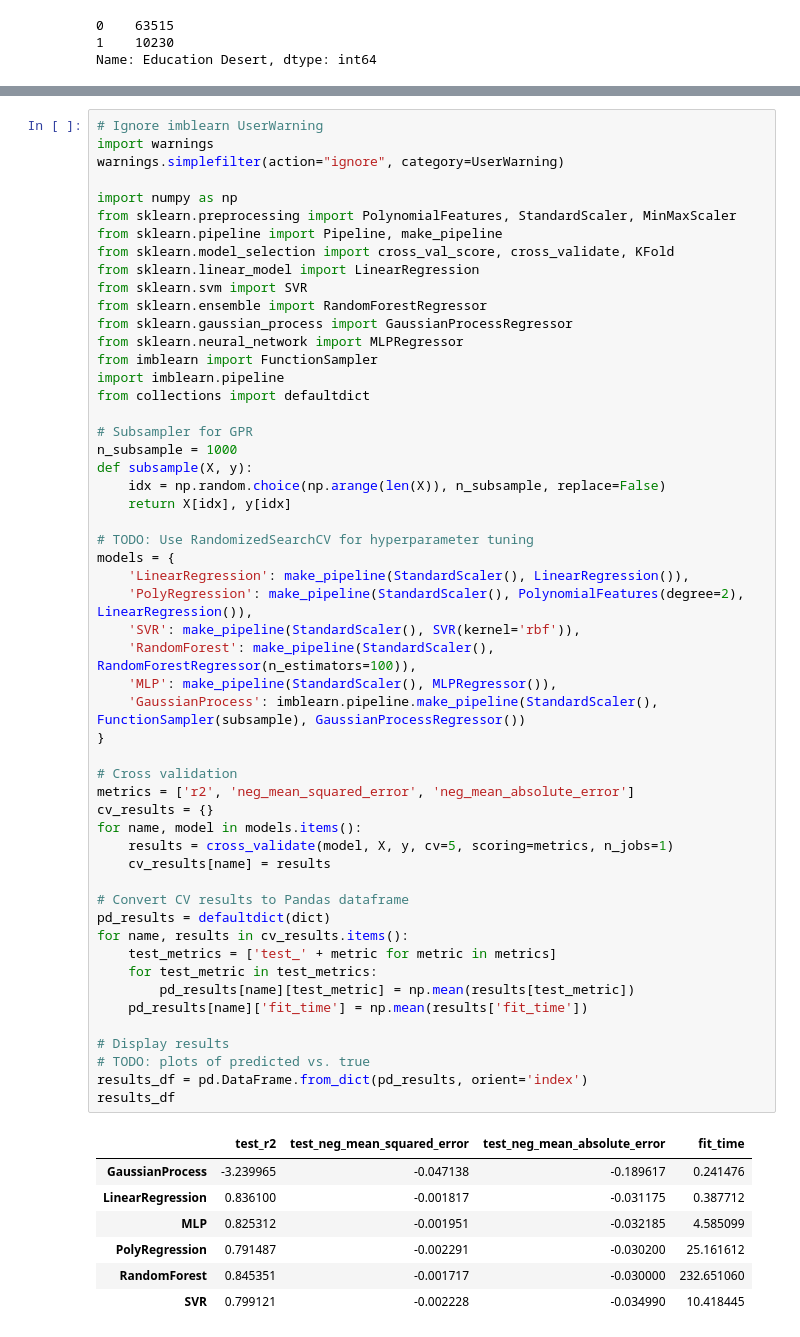
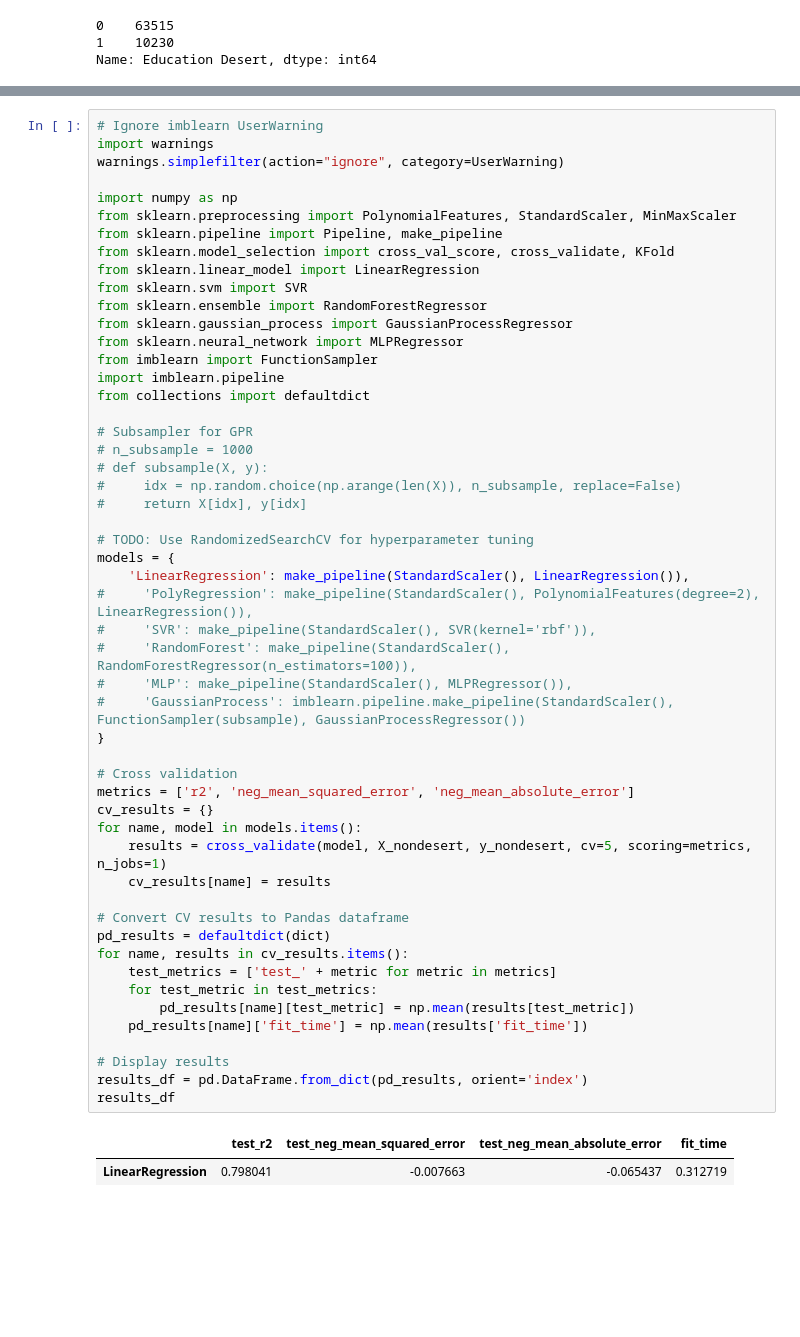
Before and after one commit to lucashu1/education-deserts, a Jupyter notebook: college-grads-regression.ipynb, the cells around one changed output, grey strips where cells are left out. Saved outputs shown, nothing was run; the diff lists cells and outputs as text; blank space fills up the shorter version.

Commit message:
Update regression nb: clean code up

```diff
--- a/college-grads-regression.ipynb
+++ b/college-grads-regression.ipynb
@@ -104,47 +141,41 @@ from sklearn.neural_network import MLPRegressor
 from imblearn import FunctionSampler
 import imblearn.pipeline
 from collections import defaultdict
 
 # Subsampler for GPR
-n_subsample = 1000
-def subsample(X, y):
-    idx = np.random.choice(np.arange(len(X)), n_subsample, replace=False)
-    return X[idx], y[idx]
+# n_subsample = 1000
+# def subsample(X, y):
+#     idx = np.random.choice(np.arange(len(X)), n_subsample, replace=False)
+#     return X[idx], y[idx]
 
 # TODO: Use RandomizedSearchCV for hyperparameter tuning
 models = {
     'LinearRegression': make_pipeline(StandardScaler(), LinearRegression()),
-    'PolyRegression': make_pipeline(StandardScaler(), PolynomialFeatures(degree=2), LinearRegression()),
-    'SVR': make_pipeline(StandardScaler(), SVR(kernel='rbf')),
-    'RandomForest': make_pipeline(StandardScaler(), RandomForestRegressor(n_estimators=100)),
-    'MLP': make_pipeline(StandardScaler(), MLPRegressor()),
-    'GaussianProcess': imblearn.pipeline.make_pipeline(StandardScaler(), FunctionSampler(subsample), GaussianProcessRegressor())
+#     'PolyRegression': make_pipeline(StandardScaler(), PolynomialFeatures(degree=2), LinearRegression()),
+#     'SVR': make_pipeline(StandardScaler(), SVR(kernel='rbf')),
+#     'RandomForest': make_pipeline(StandardScaler(), RandomForestRegressor(n_estimators=100)),
+#     'MLP': make_pipeline(StandardScaler(), MLPRegressor()),
+#     'GaussianProcess': imblearn.pipeline.make_pipeline(StandardScaler(), FunctionSampler(subsample), GaussianProcessRegressor())
 }
 
 # Cross validation
 metrics = ['r2', 'neg_mean_squared_error', 'neg_mean_absolute_error']
 cv_results = {}
 for name, model in models.items():
-    results = cross_validate(model, X, y, cv=5, scoring=metrics, n_jobs=1)
+    results = cross_validate(model, X_nondesert, y_nondesert, cv=5, scoring=metrics, n_jobs=1)
     cv_results[name] = results
 
 # Convert CV results to Pandas dataframe
 pd_results = defaultdict(dict)
 for name, results in cv_results.items():
     test_metrics = ['test_' + metric for metric in metrics]
     for test_metric in test_metrics:
         pd_results[name][test_metric] = np.mean(results[test_metric])
     pd_results[name]['fit_time'] = np.mean(results['fit_time'])
 
 # Display results
-# TODO: plots of predicted vs. true
 results_df = pd.DataFrame.from_dict(pd_results, orient='index')
 results_df
 # %% [output]
 |  | test_r2 | test_neg_mean_squared_error | test_neg_mean_absolute_error | fit_time |
-| GaussianProcess | -3.239965 | -0.047138 | -0.189617 | 0.241476 |
-| LinearRegression | 0.836100 | -0.001817 | -0.031175 | 0.387712 |
-| MLP | 0.825312 | -0.001951 | -0.032185 | 4.585099 |
-| PolyRegression | 0.791487 | -0.002291 | -0.030200 | 25.161612 |
-| RandomForest | 0.845351 | -0.001717 | -0.030000 | 232.651060 |
-| SVR | 0.799121 | -0.002228 | -0.034990 | 10.418445 |
+| LinearRegression | 0.798041 | -0.007663 | -0.065437 | 0.312719 |
```
Also changed, not shown: parts of 11 cells of this notebook.
